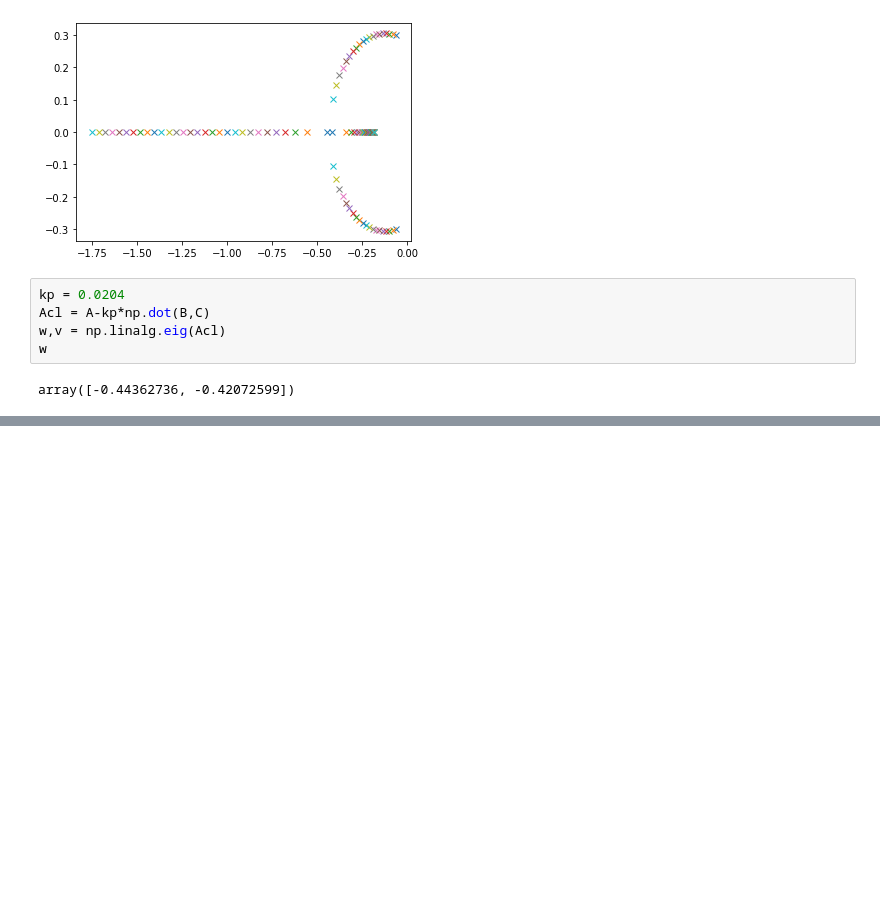
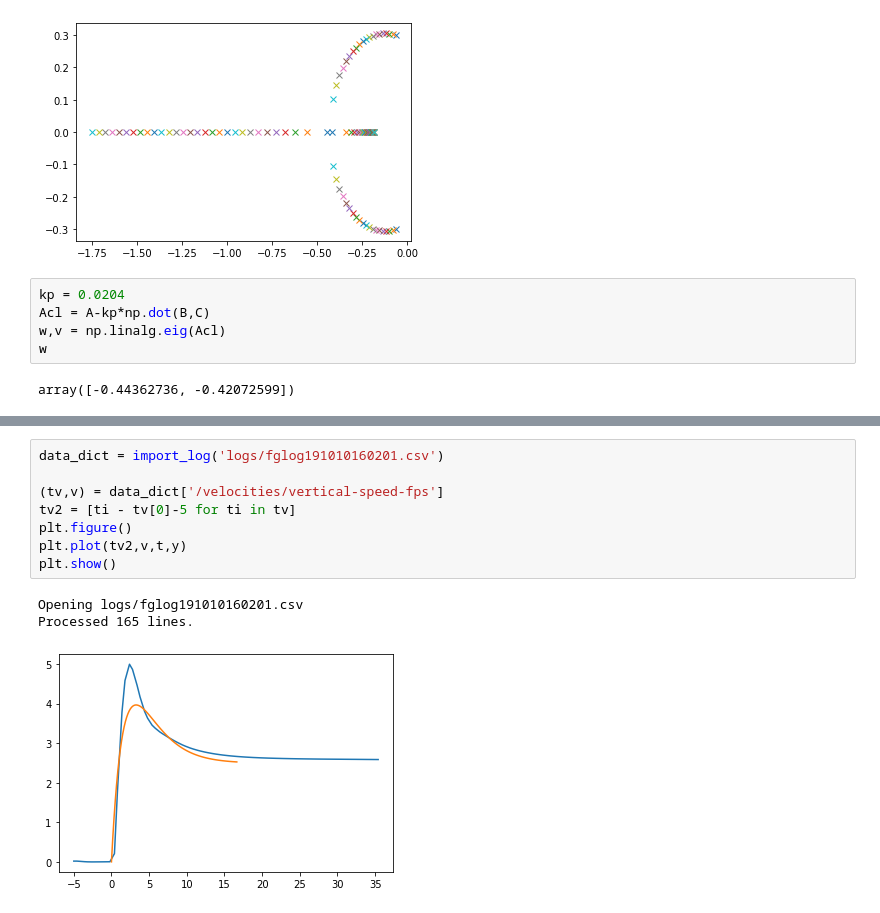
Before and after one commit to arthurrichards77/control_tutorial, a Jupyter notebook: model.ipynb, the cells around one changed output, grey strips where cells are left out. Cells and saved outputs as stored; diff of their text form; blank space fills up the shorter version.

```diff
--- a/model.ipynb
+++ b/model.ipynb
@@ -113,0 +92,12 @@ plt.show()
+# %%
+data_dict = import_log('logs/fglog191010160201.csv')
+
+(tv,v) = data_dict['/velocities/vertical-speed-fps']
+tv2 = [ti - tv[0]-5 for ti in tv]
+plt.figure()
+plt.plot(tv2,v,t,y)
+plt.show()
+# %% [output]
+Opening logs/fglog191010160201.csv
+Processed 165 lines.
+[figure, added]
```
Also changed, not shown: parts of 6 cells of this notebook, 2 other files.
